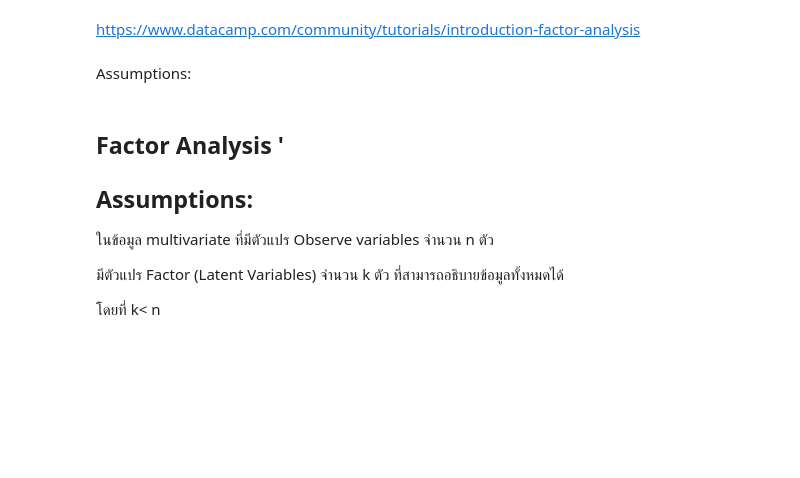
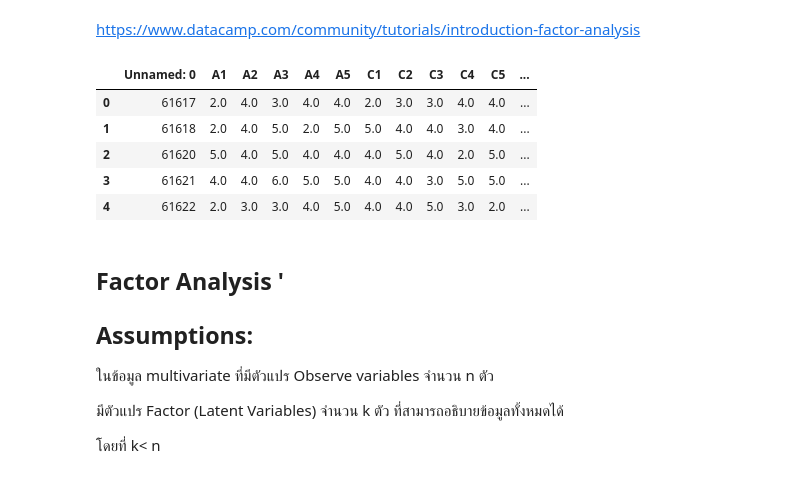
Before and after one commit to SupawadeeKhamthuy/multivariate, a Jupyter notebook: Chapter5_Factor_Analysis.ipynb, the cells around one changed output. Drawn from its saved outputs; the diff is of its cells as text; code cells hidden in the pictures; blank space fills up the shorter version.

```diff
--- a/Chapter5_Factor_Analysis.ipynb
+++ b/Chapter5_Factor_Analysis.ipynb
@@ -2,10 +2,18 @@
 <a href="https://colab.research.google.com/github/SupawadeeKhamthuy/multivariate/blob/main/Chapter5_Factor_Analysis.ipynb" target="_parent"><img src="https://colab.research.google.com/assets/colab-badge.svg" alt="Open In Colab"/></a>
 # %% [markdown]
 https://www.datacamp.com/community/tutorials/introduction-factor-analysis
-# %% [markdown]
-Assumptions:
 # %%
 import pandas as pd
+# %%
+BFI_data = pd.read_csv('https://vincentarelbundock.github.io/Rdatasets/csv/psych/bfi.csv')
+BFI_data.head()
+# %% [output]
+|  | Unnamed: 0 | A1 | A2 | A3 | A4 | A5 | C1 | C2 | C3 | C4 | C5 | ... |
+| 0 | 61617 | 2.0 | 4.0 | 3.0 | 4.0 | 4.0 | 2.0 | 3.0 | 3.0 | 4.0 | 4.0 | ... |
+| 1 | 61618 | 2.0 | 4.0 | 5.0 | 2.0 | 5.0 | 5.0 | 4.0 | 4.0 | 3.0 | 4.0 | ... |
+| 2 | 61620 | 5.0 | 4.0 | 5.0 | 4.0 | 4.0 | 4.0 | 5.0 | 4.0 | 2.0 | 5.0 | ... |
+| 3 | 61621 | 4.0 | 4.0 | 6.0 | 5.0 | 5.0 | 4.0 | 4.0 | 3.0 | 5.0 | 5.0 | ... |
+| 4 | 61622 | 2.0 | 3.0 | 3.0 | 4.0 | 5.0 | 4.0 | 4.0 | 5.0 | 3.0 | 2.0 | ... |
 # %% [markdown]
 ## **Factor Analysis '**
 
```
Also changed, not shown: parts of 10 cells of this notebook.
